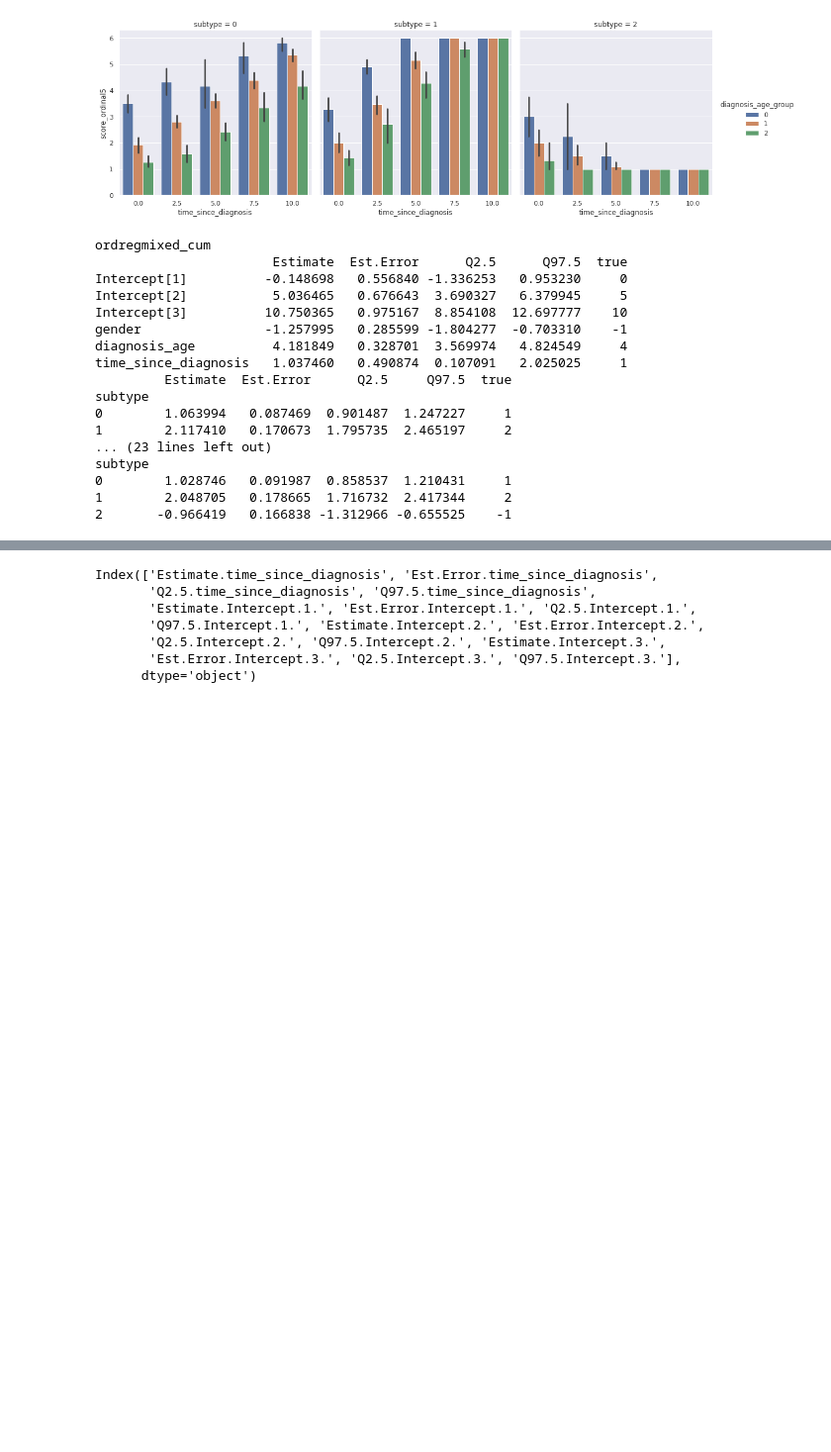
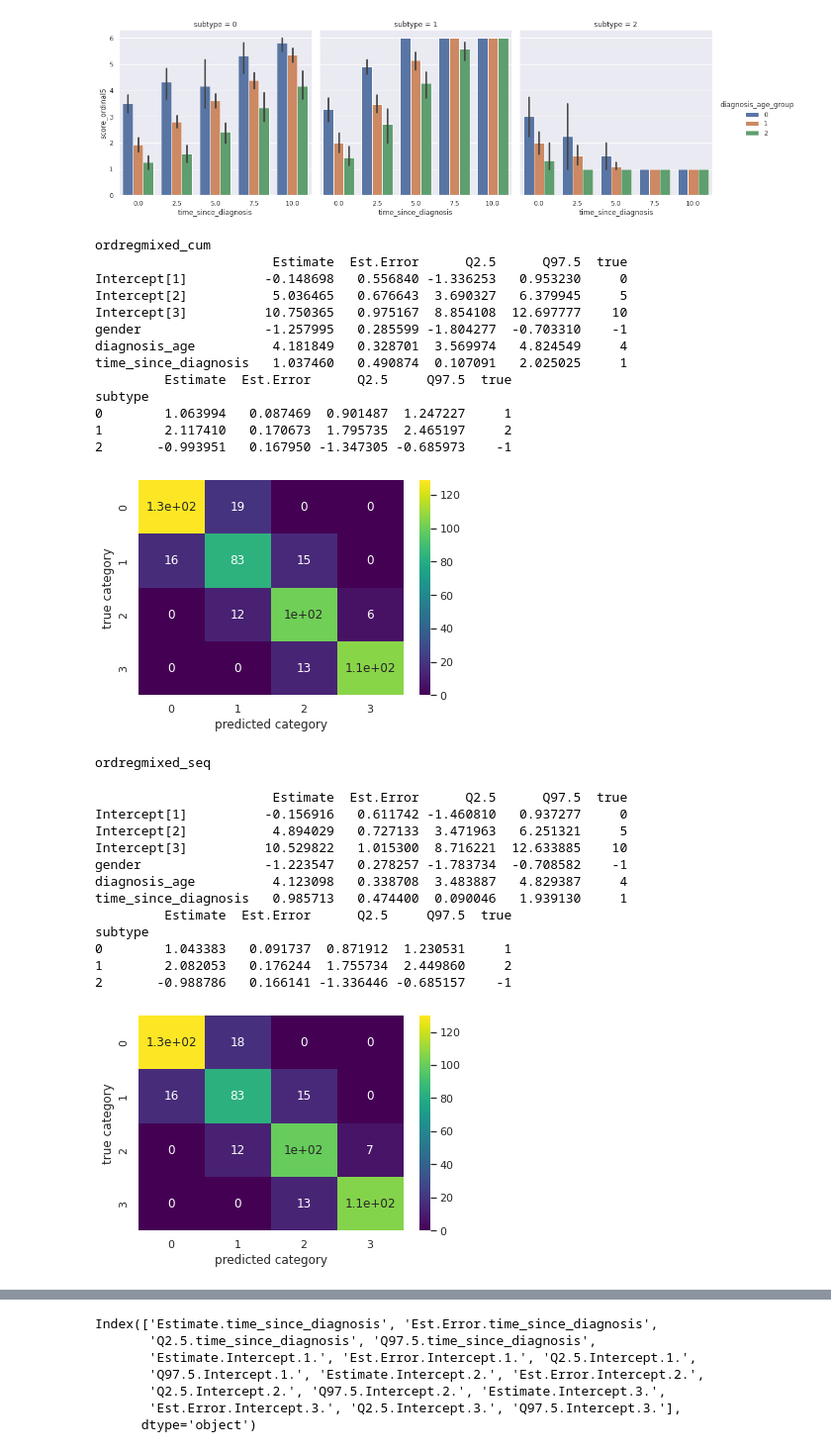
Before and after one commit to aschalkamp/tutorials, a Jupyter notebook: brms/toy_example.ipynb, the cells around one changed output, grey strips where cells are left out. Shown: that part at 99% size. Cells and saved outputs as stored; diff of their text form; code cells hidden in the pictures; blank space fills up the shorter version.

```diff
--- a/brms/toy_example.ipynb
+++ b/brms/toy_example.ipynb
@@ -172,37 +189,54 @@ models = ['ordregmixed_cum','ordregmixed_seq','ordregmixed_acat']
 statistics = pd.DataFrame(columns=['MAE','MSE','R2'],index=models)
 for model in models:
     print(model)
     coef = pd.read_csv(f'models/{model}/fixef.csv',index_col=0)
     ran = pd.read_csv(f'models/{model}/coef.csv',index_col=0)
-    pred = pd.read_csv(f'models/{model}/pred.csv',index_col=0)
+    pred = pd.read_csv(f'models/{model}/pred.csv')
     data = data_toy.merge(pred,right_index=True,left_index=True)
-    data['score_ordinal3_pred'] = data.filter(regex='P').idxmax(axis=1).str.extract('(\d+)')
+    data['score_ordinal3_pred'] = data.filter(regex='P').idxmax(axis=1).str.extract('(\d+)').astype(int)
     for metric,func in zip(statistics.columns,[metrics.mean_absolute_error,metrics.mean_squared_error,metrics.r2_score]):
         statistics.loc[model,metric] = func(data['score_ordinal3'],data['score_ordinal3_pred'])
     coef['true'] = np.hstack([0,5,10,-1,4,1])
     print(coef)
     ran.columns = ran.columns.str.replace('subtype.','')
     ran = ran.filter(regex='(time_since_diagnosis|Intercept)')
     ran.index = ran.index.rename('subtype')
     ran['true.time_since_diagnosis'] = [1,2,-1]
     ran = ran.filter(regex='time_since_diagnosis')
     ran.columns = ran.columns.str.replace('.time_since_diagnosis','')
     print(ran)
+    conf = metrics.confusion_matrix(data['score_ordinal3'].astype(int),data['score_ordinal3_pred'].astype(int))
+    fig = plt.figure(figsize=(6,4))
+    ax = sns.heatmap(conf,cmap='viridis',annot=True)
+    ax.set_xlabel('predicted category')
+    ax.set_ylabel('true category')
+    plt.show()
 # %% [output]
 ordregmixed_cum
                        Estimate  Est.Error      Q2.5      Q97.5  true
 Intercept[1]          -0.148698   0.556840 -1.336253   0.953230     0
 Intercept[2]           5.036465   0.676643  3.690327   6.379945     5
 Intercept[3]          10.750365   0.975167  8.854108  12.697777    10
 gender                -1.257995   0.285599 -1.804277  -0.703310    -1
 diagnosis_age          4.181849   0.328701  3.569974   4.824549     4
 time_since_diagnosis   1.037460   0.490874  0.107091   2.025025     1
          Estimate  Est.Error      Q2.5     Q97.5  true
 subtype
 0        1.063994   0.087469  0.901487  1.247227     1
 1        2.117410   0.170673  1.795735  2.465197     2
-... (23 lines left out)
-subtype
-0        1.028746   0.091987  0.858537  1.210431     1
-1        2.048705   0.178665  1.716732  2.417344     2
-2       -0.966419   0.166838 -1.312966 -0.655525    -1
+2       -0.993951   0.167950 -1.347305 -0.685973    -1
+[figure, added]
+ordregmixed_seq
+                       Estimate  Est.Error      Q2.5      Q97.5  true
+Intercept[1]          -0.156916   0.611742 -1.460810   0.937277     0
+Intercept[2]           4.894029   0.727133  3.471963   6.251321     5
+Intercept[3]          10.529822   1.015300  8.716221  12.633885    10
+gender                -1.223547   0.278257 -1.783734  -0.708582    -1
+diagnosis_age          4.123098   0.338708  3.483887   4.829387     4
+time_since_diagnosis   0.985713   0.474400  0.090046   1.939130     1
+         Estimate  Est.Error      Q2.5     Q97.5  true
+subtype
+0        1.043383   0.091737  0.871912  1.230531     1
+1        2.082053   0.176244  1.755734  2.449860     2
+2       -0.988786   0.166141 -1.336446 -0.685157    -1
+[figure, added]
```
Also changed, not shown: parts of 6 cells of this notebook.
